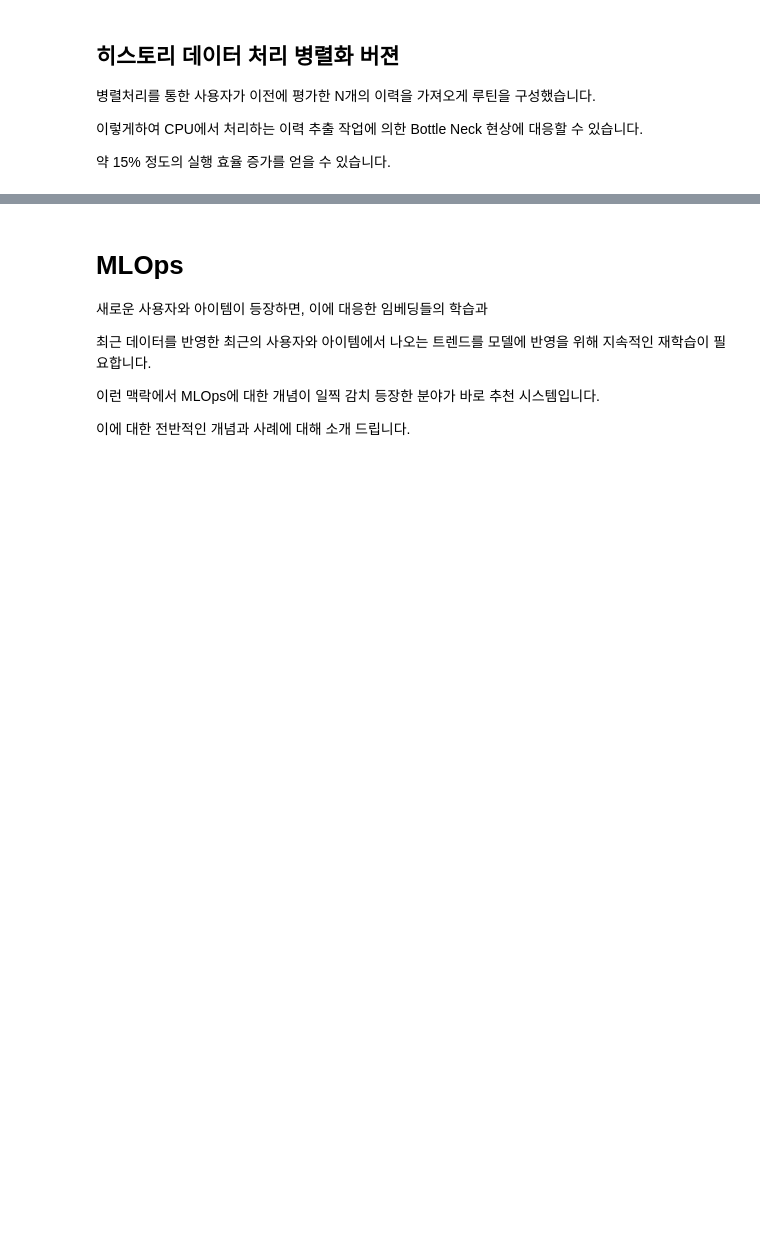
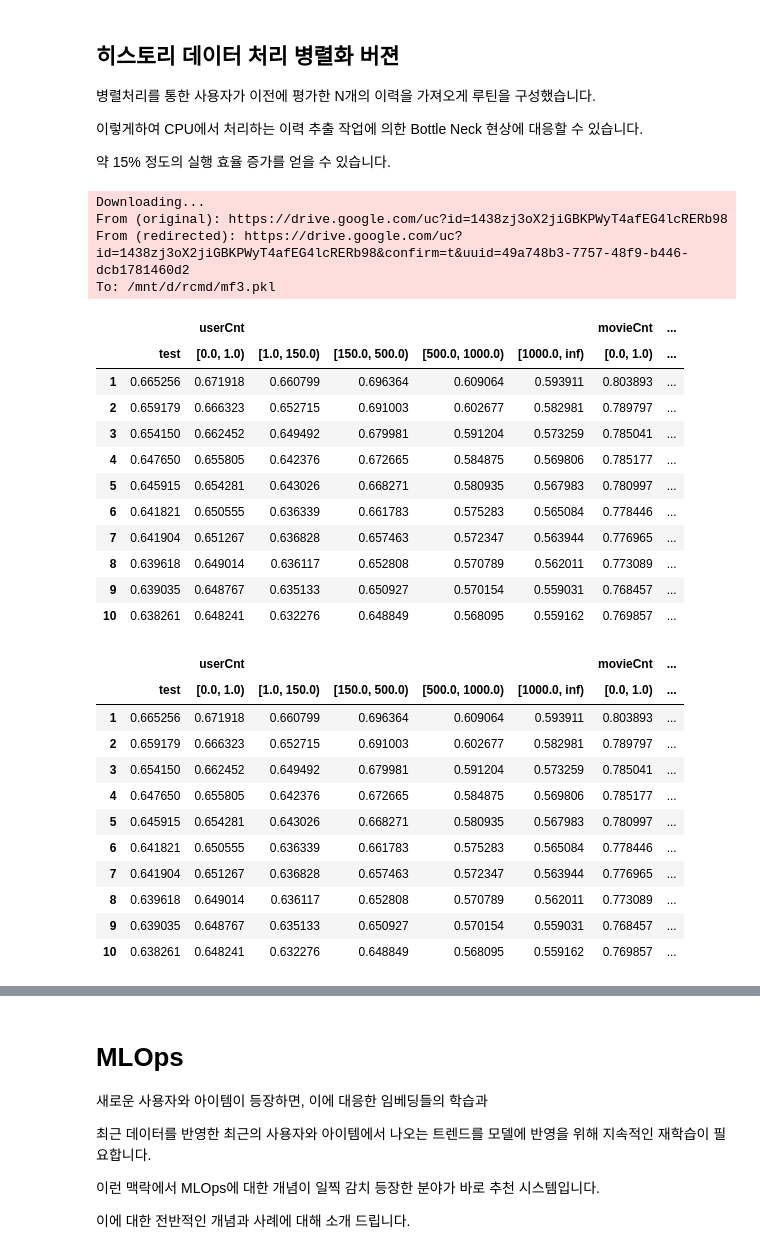
Before and after one commit to sunkusun9/rcmd_2503, a Jupyter notebook: 6.Matrix Factorization3.ipynb, the cells around one changed output, grey strips where cells are left out. Drawn from its saved outputs; the diff is of its cells as text; code cells hidden in the pictures; blank space fills up the shorter version.

```diff
--- a/6.Matrix Factorization3.ipynb
+++ b/6.Matrix Factorization3.ipynb
@@ -54,6 +68,8 @@ df_movieinfo = m25m['movieinfo']
 # 사용자의 이전 시점의 평가 이력을 입력 변수로 사용하기 위해
 # 시점별로 정렬을 하여, 사용자 별로 시청했던 이력을 시점별로 np.array로 저장합니다.
 # 시점별 정렬은 시점을 기준으로 이진 검색을 위함입니다.
-df_user_hist = df_ratings.sort_values('date').groupby('userId').agg(list).map(lambda x: np.array(x))
+df_user_hist = df_ratings.sort_values('date').groupby('userId').agg(list).map(
+    lambda x: np.array(x)
+)
 # %%
 df_user_hist.head()
@@ -91,7 +133,7 @@ movie_info_model(tf.constant([3, 2]))
 # [3, 2] 영화 평가 순서 Pattern을 뽑아
 # [2, 2, 32]
 # LSTM이라는 RNN을 사용합니다. 유닛수를 32로 설정합니다.
-rnn = # TODO-with
+rnn = tf.keras.layers.LSTM(32)
 # LSTM 출력 유닛으로 출력을 내어줍니다. [2, 32]
 rnn(
     movie_info_model(tf.constant([[1, 2], [3, 2]]))
@@ -120,9 +198,9 @@ class UserHistModel2(tf.keras.Model):
         super().__init__()
         self.user_model = user_model
         self.movie_model = movie_model
-        if rnn == "lstm": # Windows (WSL 포함)에서는 정상 작동하지 않습니다.
+        if rnn == "lstm":
             self.rnn = tf.keras.layers.LSTM(32)
-        elif rnn == "gru": # Windows (WSL 포함)에서는 정상 작동하지 않습니다.
+        elif rnn == "gru":
             self.rnn = tf.keras.layers.GRU(32)
         else:
             self.rnn = None
@@ -148,11 +226,15 @@ class UserHistModel2(tf.keras.Model):
         self.cc2 = tf.keras.layers.Concatenate(axis=-1)
 
     def call(self, x, prev_movieIds, prev_ratings, training=False):
-        hist_vec = # TODO-with   N×?×(rank + 1)
+        hist_vec = self.cc([
+            self.movie_model(prev_movieIds, training=training),
+            prev_ratings
+        ]) # N×?×(rank + 1)
         if self.rnn != None:
-            hist_vec = # TODO-with # N×32
+            hist_vec = self.rnn(hist_vec) # N×32
         else:
-            hist_vec =  # TODO-with rnn을 사용하지 않는 다면 평균을 사용합니다. N×(rank + 1)
+            # rnn을 사용하지 않는 다면 평균을 사용합니다. N×(rank + 1)
+            hist_vec =  tf.reduce_mean(hist_vec, axis = -2)
         vec = self.cc([
             self.user_model(x, training=training),
             hist_vec
@@ -601,11 +737,11 @@ def predict_test(a_model, hist_cnt = 8, batch_size = 1024):
 # mf3.pkl 이 없으면 학습을 하고, 학습 산출물를 mf3.pkl에 저장합니다.
 # mf3.pkl 이 있으면 학습 산출물을 불러오고, 결과를 출력하고, 기존의 모델을 불러옵니다.
 model_filename = os.path.join('model', 'mf3.pkl')
-"""
+
 if not os.path.exists(model_filename):
     o = gdown.download("https://drive.google.com/uc?id=1438zj3oX2jiGBKPWyT4afEG4lcRERb98", quiet=False)
     os.rename(o, model_filename)
-"""
+
 if not os.path.isfile(model_filename):
     rank = 32
     # 모델 인스턴스를 만듭니다.
@@ -683,33 +819,62 @@ if not os.path.isfile(model_filename):
         }, f)
 else:
     with open(model_filename, 'rb') as f:
         mf3 = pickle.load(f)
     display(mf3['result'])
     # 모델을  만듭니다.
     tf.keras.backend.clear_session()
     rank = mf3['rank']
     collection_rank = mf3['collection_rank']
     hist_cnt = mf3['hist_cnt']
     user_model = rcmd.EmbModel(mf3['user_idx'], rank)
     movie_model = rcmd.EmbModel(mf3['movie_idx'], rank)
     movie_info_model = rcmd.MovieInfoModel(mf3['movieInfo'], movie_model, {'collection': collection_rank}, rank)
     user_hist_model2 = UserHistModel2(user_model, movie_info_model, rank, rnn=mf3["rnn"])
     mf_model3 = MFModel3(user_hist_model2, movie_info_model)
 
     user_mean_model = rcmd.EmbModel(mf3['user_mean_idx'], rank=1)
     movie_mean_model = rcmd.EmbModel(mf3['movie_mean_idx'], rank=1)
     mean_model = rcmd.MeanModel(mf3['rating_train_mean'], user_mean_model, movie_mean_model)
 
     a_model = rcmd.AdditiveModel([mf_model3, mean_model])
 
     # 모델을 호출을 하면 구성된 모델의 Weights가 생성됩니다.
     a_model({'userId': tf.constant([1, 2]), 'movieId': tf.constant([1, 5]),
             'prev_movieIds': tf.constant([[0, 1], [2, 3]]), 'prev_ratings': tf.constant([[1.0, 3.5], [2.0, 2.5]])})
 
     # 저장해두었던 가중치를 설정합니다.
     a_model.set_weights(mf3['weights'])
     display(mf3['result'])
     del mf3
+# %% [output]
+Downloading...
+From (original): https://drive.google.com/uc?id=1438zj3oX2jiGBKPWyT4afEG4lcRERb98
+From (redirected): https://drive.google.com/uc?id=1438zj3oX2jiGBKPWyT4afEG4lcRERb98&confirm=t&uuid=49a748b3-7757-48f9-b446-dcb1781460d2
+To: /mnt/d/rcmd/mf3.pkl
+|  |  | userCnt |  |  |  |  | movieCnt | ... |
+|  | test | [0.0, 1.0) | [1.0, 150.0) | [150.0, 500.0) | [500.0, 1000.0) | [1000.0, inf) | [0.0, 1.0) | ... |
+| 1 | 0.665256 | 0.671918 | 0.660799 | 0.696364 | 0.609064 | 0.593911 | 0.803893 | ... |
+| 2 | 0.659179 | 0.666323 | 0.652715 | 0.691003 | 0.602677 | 0.582981 | 0.789797 | ... |
+| 3 | 0.654150 | 0.662452 | 0.649492 | 0.679981 | 0.591204 | 0.573259 | 0.785041 | ... |
+| 4 | 0.647650 | 0.655805 | 0.642376 | 0.672665 | 0.584875 | 0.569806 | 0.785177 | ... |
+| 5 | 0.645915 | 0.654281 | 0.643026 | 0.668271 | 0.580935 | 0.567983 | 0.780997 | ... |
+| 6 | 0.641821 | 0.650555 | 0.636339 | 0.661783 | 0.575283 | 0.565084 | 0.778446 | ... |
+| 7 | 0.641904 | 0.651267 | 0.636828 | 0.657463 | 0.572347 | 0.563944 | 0.776965 | ... |
+| 8 | 0.639618 | 0.649014 | 0.636117 | 0.652808 | 0.570789 | 0.562011 | 0.773089 | ... |
+| 9 | 0.639035 | 0.648767 | 0.635133 | 0.650927 | 0.570154 | 0.559031 | 0.768457 | ... |
+| 10 | 0.638261 | 0.648241 | 0.632276 | 0.648849 | 0.568095 | 0.559162 | 0.769857 | ... |
+|  |  | userCnt |  |  |  |  | movieCnt | ... |
+|  | test | [0.0, 1.0) | [1.0, 150.0) | [150.0, 500.0) | [500.0, 1000.0) | [1000.0, inf) | [0.0, 1.0) | ... |
+| 1 | 0.665256 | 0.671918 | 0.660799 | 0.696364 | 0.609064 | 0.593911 | 0.803893 | ... |
+| 2 | 0.659179 | 0.666323 | 0.652715 | 0.691003 | 0.602677 | 0.582981 | 0.789797 | ... |
+| 3 | 0.654150 | 0.662452 | 0.649492 | 0.679981 | 0.591204 | 0.573259 | 0.785041 | ... |
+| 4 | 0.647650 | 0.655805 | 0.642376 | 0.672665 | 0.584875 | 0.569806 | 0.785177 | ... |
+| 5 | 0.645915 | 0.654281 | 0.643026 | 0.668271 | 0.580935 | 0.567983 | 0.780997 | ... |
+| 6 | 0.641821 | 0.650555 | 0.636339 | 0.661783 | 0.575283 | 0.565084 | 0.778446 | ... |
+| 7 | 0.641904 | 0.651267 | 0.636828 | 0.657463 | 0.572347 | 0.563944 | 0.776965 | ... |
+| 8 | 0.639618 | 0.649014 | 0.636117 | 0.652808 | 0.570789 | 0.562011 | 0.773089 | ... |
+| 9 | 0.639035 | 0.648767 | 0.635133 | 0.650927 | 0.570154 | 0.559031 | 0.768457 | ... |
+| 10 | 0.638261 | 0.648241 | 0.632276 | 0.648849 | 0.568095 | 0.559162 | 0.769857 | ... |
 # %%
 # 평가 데이터의 예측 결과를 뽑아냅니다.
 prds = predict_test(a_model, hist_cnt, 1024)
```
Also changed, not shown: parts of 18 cells of this notebook.
